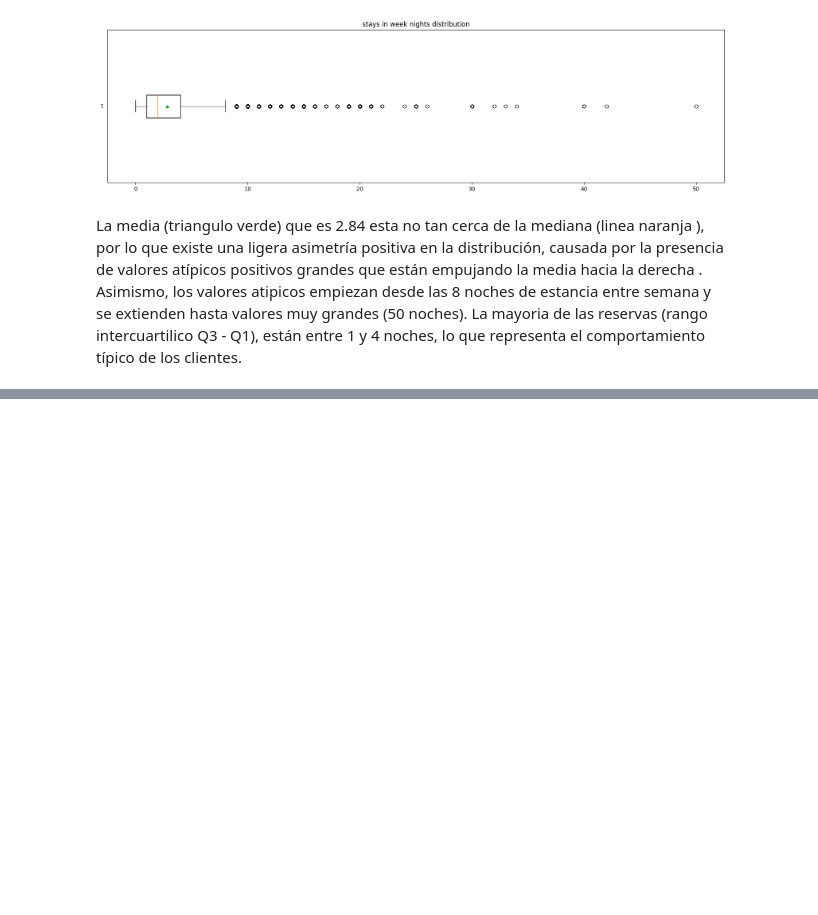
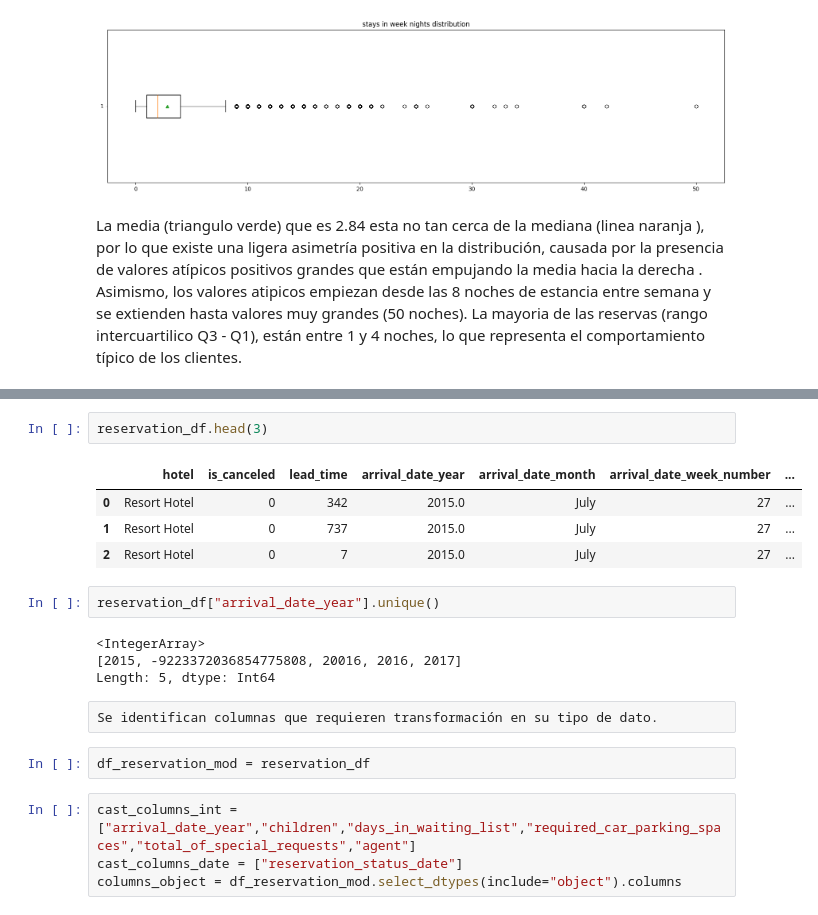
Before and after one commit to leodie1615/taller1, a Jupyter notebook: entendimiento-data.ipynb, the cells around one changed output, grey strips where cells are left out. Saved outputs shown, nothing was run; the diff lists cells and outputs as text; blank space fills up the shorter version.

```diff
--- a/entendimiento-data.ipynb
+++ b/entendimiento-data.ipynb
@@ -251,0 +279,21 @@ La media (triangulo verde) que es 2.84 esta no tan cerca de la mediana (linea na
+# %%
+reservation_df.head(3)
+# %% [output]
+|  | hotel | is_canceled | lead_time | arrival_date_year | arrival_date_month | arrival_date_week_number | ... |
+| 0 | Resort Hotel | 0 | 342 | 2015.0 | July | 27 | ... |
+| 1 | Resort Hotel | 0 | 737 | 2015.0 | July | 27 | ... |
+| 2 | Resort Hotel | 0 | 7 | 2015.0 | July | 27 | ... |
+# %%
+reservation_df["arrival_date_year"].unique()
+# %% [output]
+<IntegerArray>
+[2015, -9223372036854775808, 20016, 2016, 2017]
+Length: 5, dtype: Int64
+# %% [raw]
+Se identifican columnas que requieren transformación en su tipo de dato.
+# %%
+df_reservation_mod = reservation_df
+# %%
+cast_columns_int = ["arrival_date_year","children","days_in_waiting_list","required_car_parking_spaces","total_of_special_requests","agent"]
+cast_columns_date = ["reservation_status_date"]
+columns_object = df_reservation_mod.select_dtypes(include="object").columns
```
Also changed, not shown: parts of 15 cells of this notebook.
